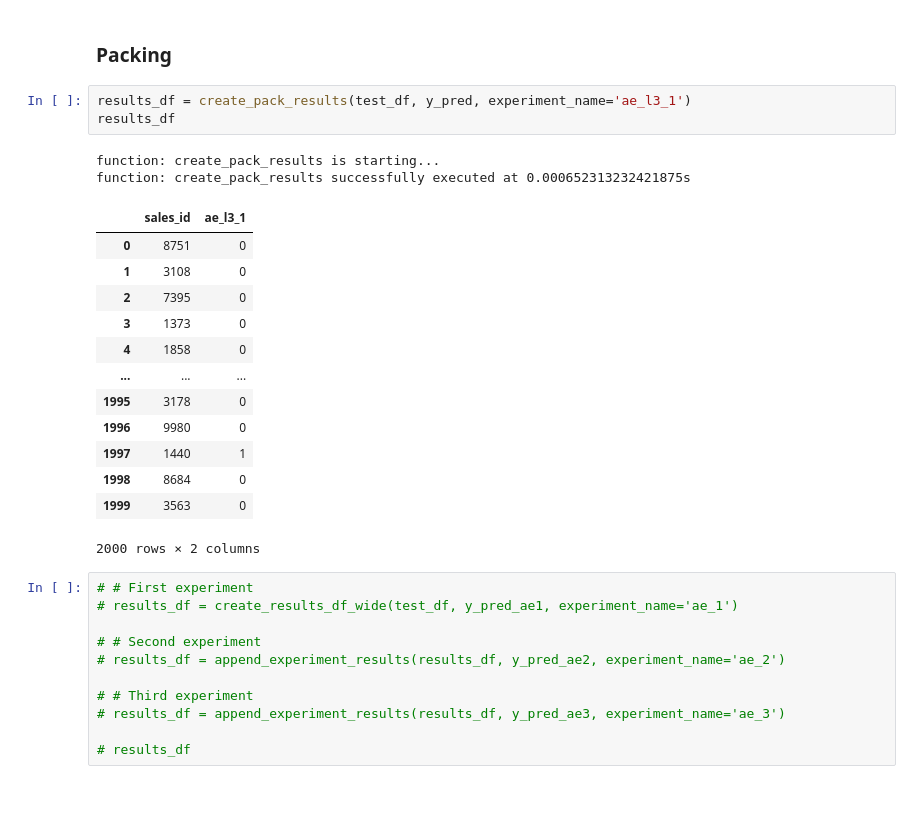
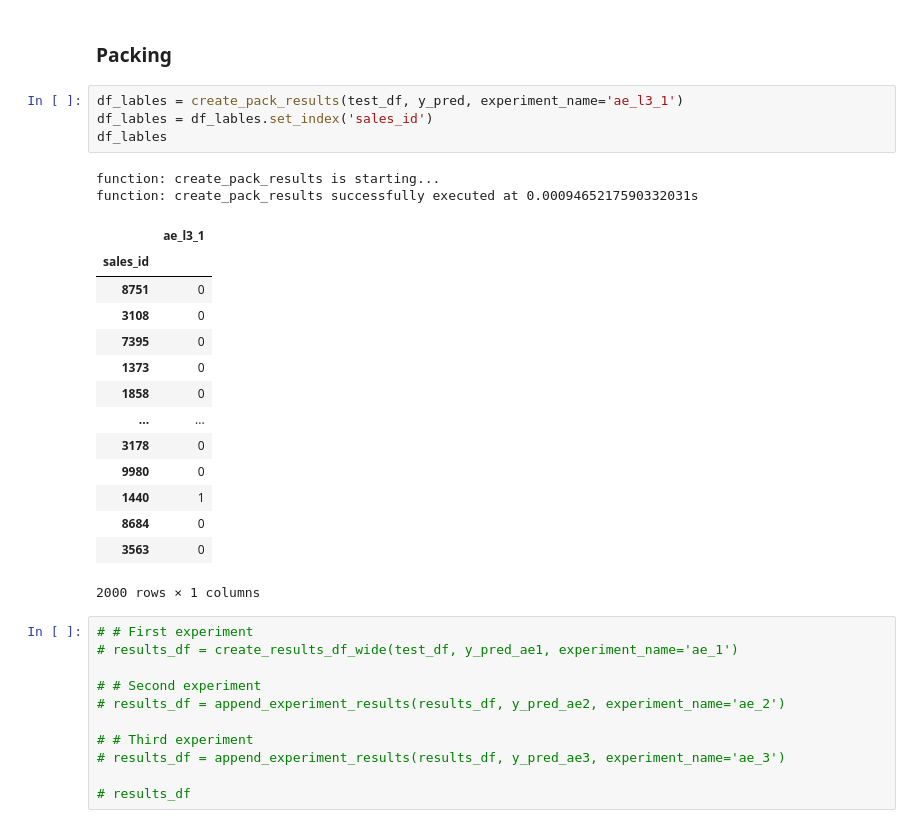
Before and after one commit to lidv94/anomaly-detection, a Jupyter notebook: auto_encoder_tune.ipynb, the cells around one changed output. Drawn from its saved outputs; the diff is of its cells as text; blank space fills up the shorter version.

```diff
--- a/auto_encoder_tune.ipynb
+++ b/auto_encoder_tune.ipynb
@@ -481,24 +571,26 @@ pd.DataFrame({
 # %% [markdown]
 ### Packing
 # %%
-results_df = create_pack_results(test_df, y_pred, experiment_name='ae_l3_1')
-results_df
+df_lables = create_pack_results(test_df, y_pred, experiment_name='ae_l3_1')
+df_lables = df_lables.set_index('sales_id')
+df_lables
 # %% [output]
 function: create_pack_results is starting...
-function: create_pack_results successfully executed at 0.000652313232421875s
+function: create_pack_results successfully executed at 0.0009465217590332031s
-|  | sales_id | ae_l3_1 |
-| 0 | 8751 | 0 |
-| 1 | 3108 | 0 |
-| 2 | 7395 | 0 |
-| 3 | 1373 | 0 |
-| 4 | 1858 | 0 |
-| ... | ... | ... |
-| 1995 | 3178 | 0 |
-| 1996 | 9980 | 0 |
-| 1997 | 1440 | 1 |
-| 1998 | 8684 | 0 |
-| 1999 | 3563 | 0 |
+|  | ae_l3_1 |
+| sales_id |  |
+| 8751 | 0 |
+| 3108 | 0 |
+| 7395 | 0 |
+| 1373 | 0 |
+| 1858 | 0 |
+| ... | ... |
+| 3178 | 0 |
+| 9980 | 0 |
+| 1440 | 1 |
+| 8684 | 0 |
+| 3563 | 0 |
-2000 rows × 2 columns
+2000 rows × 1 columns
 # %%
 # # First experiment
 # results_df = create_results_df_wide(test_df, y_pred_ae1, experiment_name='ae_1')
```
Also changed, not shown: parts of 23 cells of this notebook, 3 other files.
